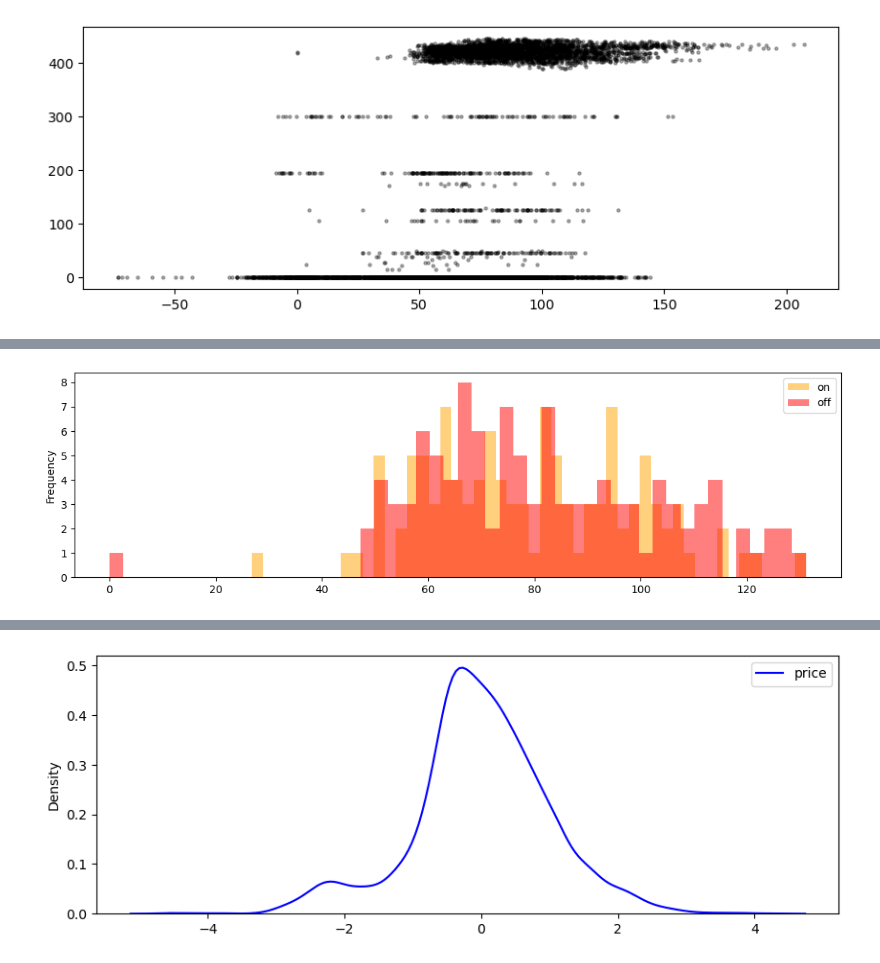
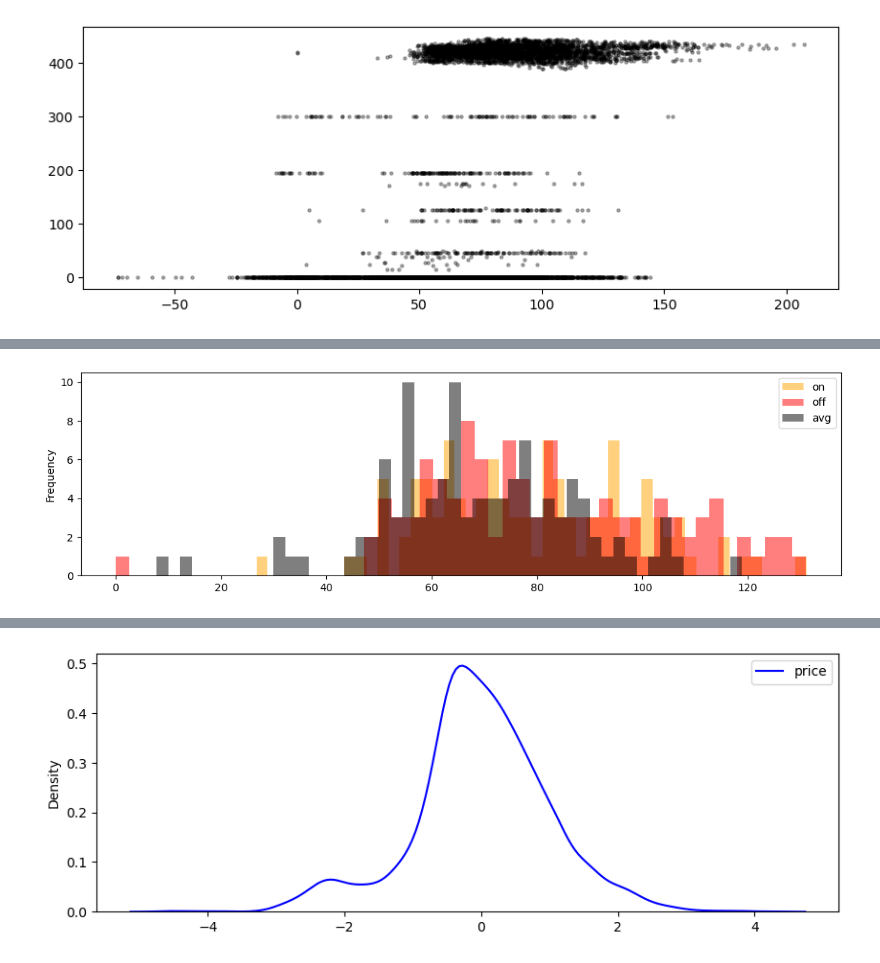
Before and after one commit to LukasFrankenQ/LMP, a Jupyter notebook: notebooks/get_generator_marginals.ipynb, the cells around one changed output, grey strips where cells are left out. Cells and saved outputs as stored; diff of their text form; code cells hidden in the pictures.

```diff
--- a/notebooks/get_generator_marginals.ipynb
+++ b/notebooks/get_generator_marginals.ipynb
@@ -181,18 +204,13 @@ No artists with labels found to put in legend.  Note that artists whose label st
 # %%
-# print(switchons)
-# print(switchoffs)
+diffs = []
+avg_prices = list()
 
-diffs = []
 for on in switchons:
 
-    diffs.append(off - on)
+    try:
+        off = switchoffs[switchoffs > on][0]
+    except IndexError:
+        continue
 
-'''
-avg_price_frames = [
-    (on, switchoffs[on:][0]) for on in switchons if len(switchoffs[on:]) > 0
-]
-avg_prices = [
-    prices.loc[on:off].mean() for on, off in avg_price_frames
-]
-'''
+    avg_prices.append(prices.loc[on:off].mean())
 # %% [output]
@@ -226,11 +218,11 @@ p.plot()
 # %%
 fig, ax = plt.subplots(1, 1, figsize=(13, 3.5))
 
 prices.loc[switchons].plot.hist(ax=ax, bins=50, alpha=0.5, color='orange', label='on')
 prices.loc[switchoffs].plot.hist(ax=ax, bins=50, alpha=0.5, color='r', label='off')
-avg_prices = pd.Series(avg_prices, index=switchons)
+pd.Series(avg_prices).plot.hist(ax=ax, bins=50, alpha=0.5, color='k', label='avg')
 
 ax.legend()
 plt.show()
 # %% [output]
-[figure, old version]
+[figure, new version]
```
Also changed, not shown: parts of 8 cells of this notebook.
